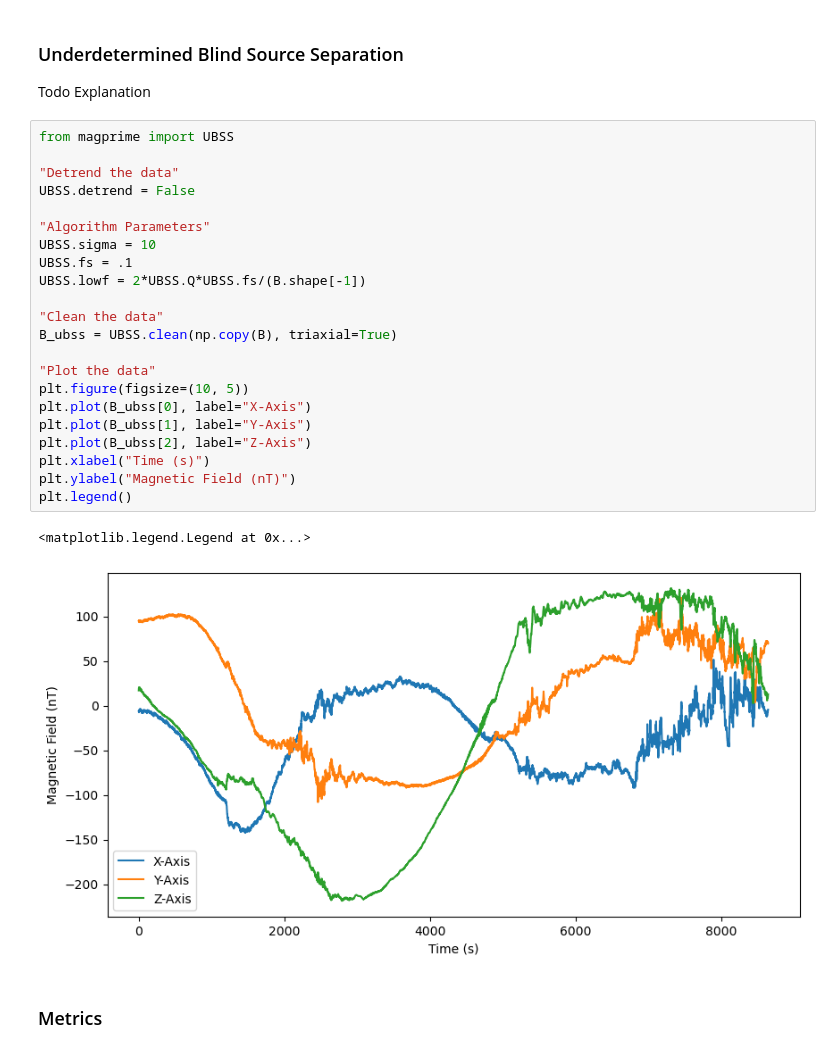
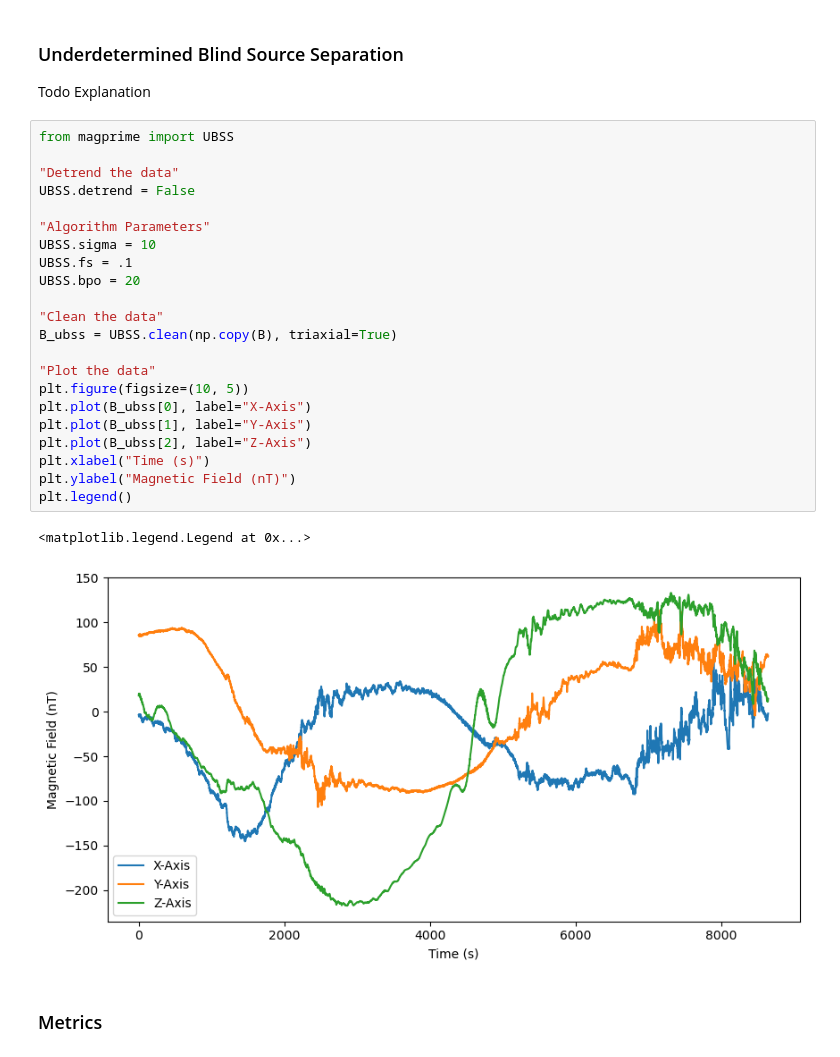
Before and after one commit to aphoffmann/MAGPRIME, a Jupyter notebook: tutorial.ipynb, the cells around one changed output. Cells and saved outputs as stored; diff of their text form.

```diff
--- a/tutorial.ipynb
+++ b/tutorial.ipynb
@@ -296,28 +298,28 @@ Todo Explanation
 # %%
 from magprime import UBSS
 
 "Detrend the data"
 UBSS.detrend = False
 
 "Algorithm Parameters"
 UBSS.sigma = 10
 UBSS.fs = .1
-UBSS.lowf = 2*UBSS.Q*UBSS.fs/(B.shape[-1])
+UBSS.bpo = 20
 
 "Clean the data"
 B_ubss = UBSS.clean(np.copy(B), triaxial=True)
 
 "Plot the data"
 plt.figure(figsize=(10, 5))
 plt.plot(B_ubss[0], label="X-Axis")
 plt.plot(B_ubss[1], label="Y-Axis")
 plt.plot(B_ubss[2], label="Z-Axis")
 plt.xlabel("Time (s)")
 plt.ylabel("Magnetic Field (nT)")
 plt.legend()
 # %% [output]
 <matplotlib.legend.Legend at 0x...>
-[figure, old version]
+[figure, new version]
 # %% [markdown]
 ### Metrics
 # %%
```
Also changed, not shown: parts of 1 cell of this notebook, 3 other files.
